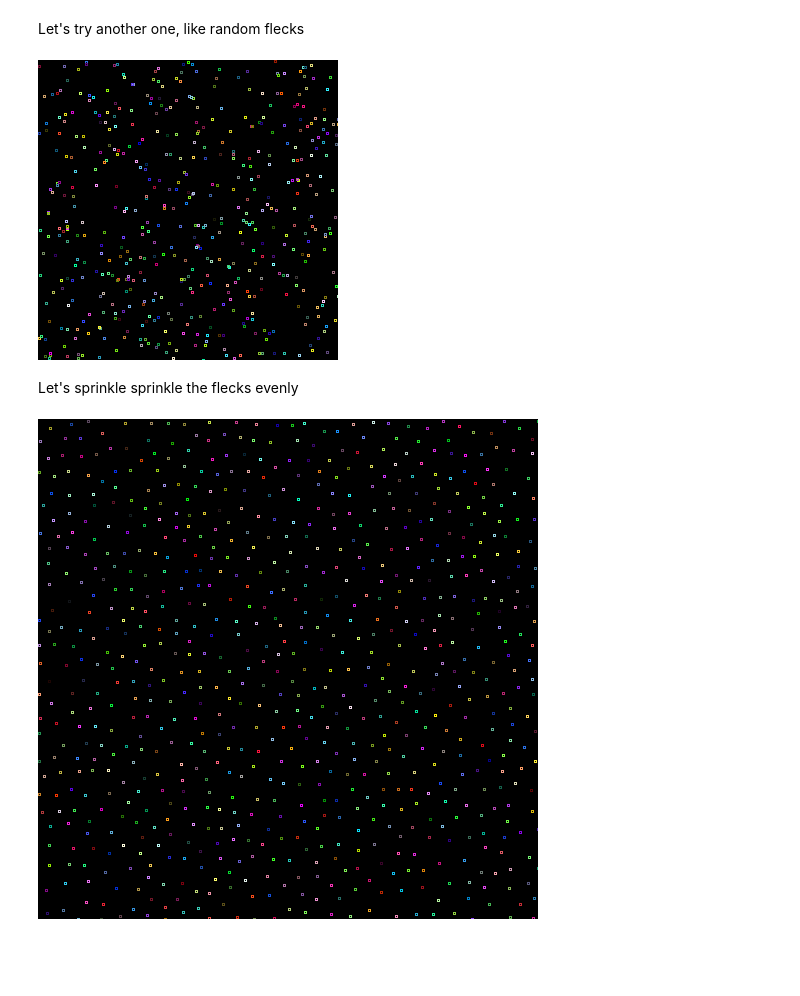
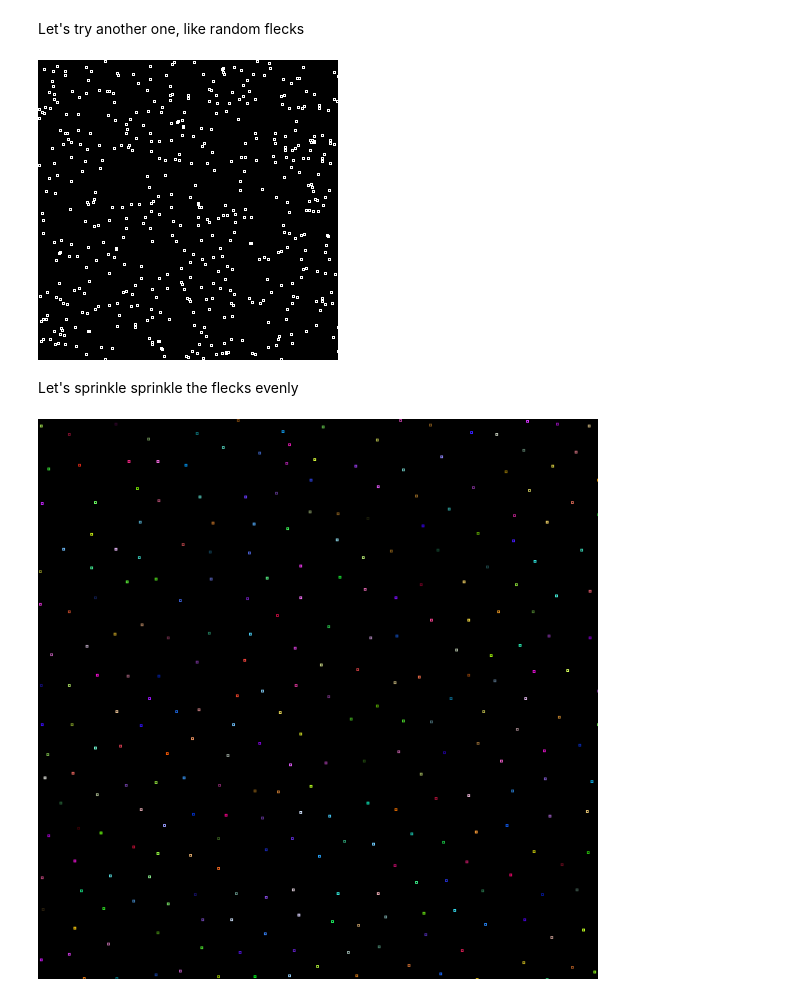
Before and after one commit to maiatoday/HelloNotebook, a Jupyter notebook: HelloNotebook.ipynb, the cells around one changed output. Drawn from its saved outputs; the diff is of its cells as text; code cells hidden in the pictures; blank space fills up the shorter version.

```diff
--- a/HelloNotebook.ipynb
+++ b/HelloNotebook.ipynb
@@ -185,22 +24,22 @@ Let's try another one, like random flecks
 # %%
 canvas { width, height ->
     repeat(500) {
-        color = randomColor()
+        color = Color.WHITE//randomColor()
         val p = randomOffset(width, height)
         drawRect(p.x, p.y, 2, 2)
     }
 }
 # %% [output]
-[figure, old version]
+[figure, new version]
 # %% [markdown]
 Let's sprinkle sprinkle the flecks evenly
 # %%
-canvas(500, 500) { width, height ->
-    val stars = buildPoissonDiscPoints(width, height, 15f)
-    for (s in stars) {
+canvas(600, 600) { width, height ->
+    val flowers = buildPoissonDiscPoints(width, height, 30f)
+    for (f in flowers) {
         color = randomColor()
-        drawRect(s.x, s.y, 2, 2)
+        drawRect(f.x, f.y, 2, 2)
     }
 }
 # %% [output]
-[figure, old version]
+[figure, new version]
```
Also changed, not shown: parts of 4 cells of this notebook, 8 other files.
